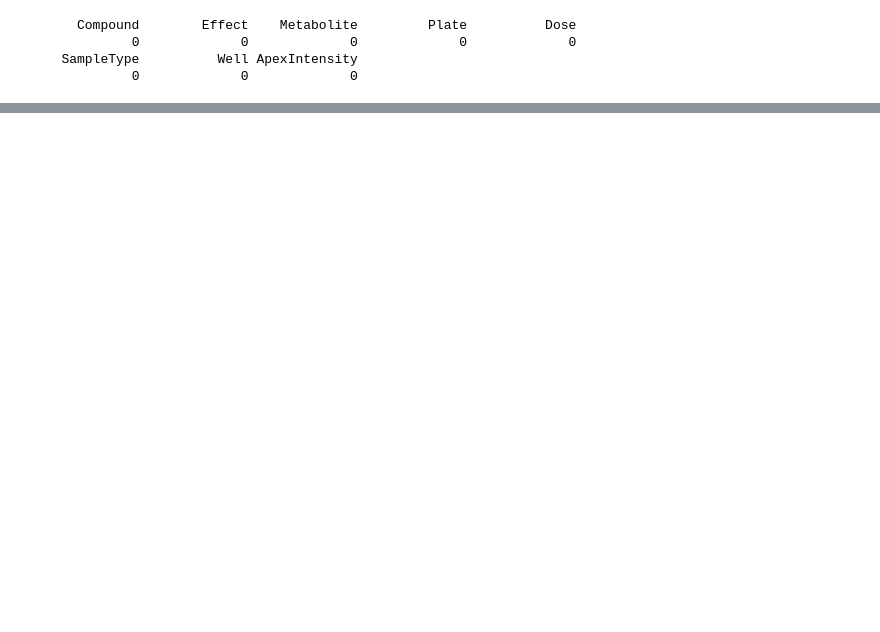
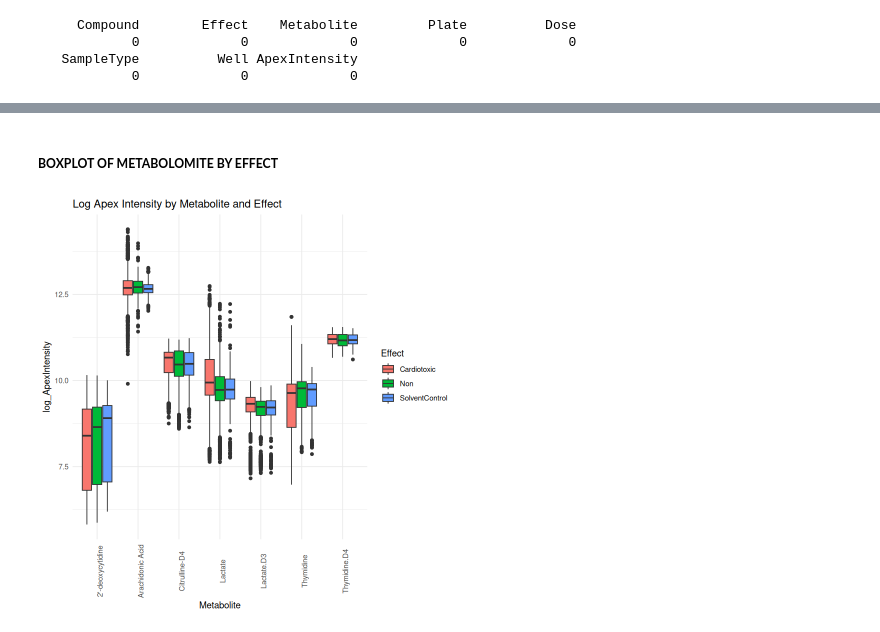
Before and after one commit to Ilesh-Dhall/Metabolomics-Data-Analysis-For-Biomarker-Discovery, a Jupyter notebook: analysis/Pre-Processing.ipynb, the cells around one changed output, grey strips where cells are left out. Saved outputs shown, nothing was run; the diff lists cells and outputs as text; code cells hidden in the pictures; blank space fills up the shorter version.

```diff
--- a/analysis/Pre-Processing.ipynb
+++ b/analysis/Pre-Processing.ipynb
@@ -101,0 +133,10 @@ pairs(data[, c("ApexIntensity", "Dose")], main = "Scatterplot Matrix", pch = 19,
+# %% [markdown]
+##### **BOXPLOT OF METABOLOMITE BY EFFECT**
+# %%
+ggplot(data, aes(x = Metabolite, y = log_ApexIntensity, fill = Effect)) +
+  geom_boxplot() +
+  theme_minimal() +
+  theme(axis.text.x = element_text(angle = 90)) +
+  labs(title = "Log Apex Intensity by Metabolite and Effect")
+# %% [output]
+[figure, added]
```
Also changed, not shown: parts of 18 cells of this notebook.
